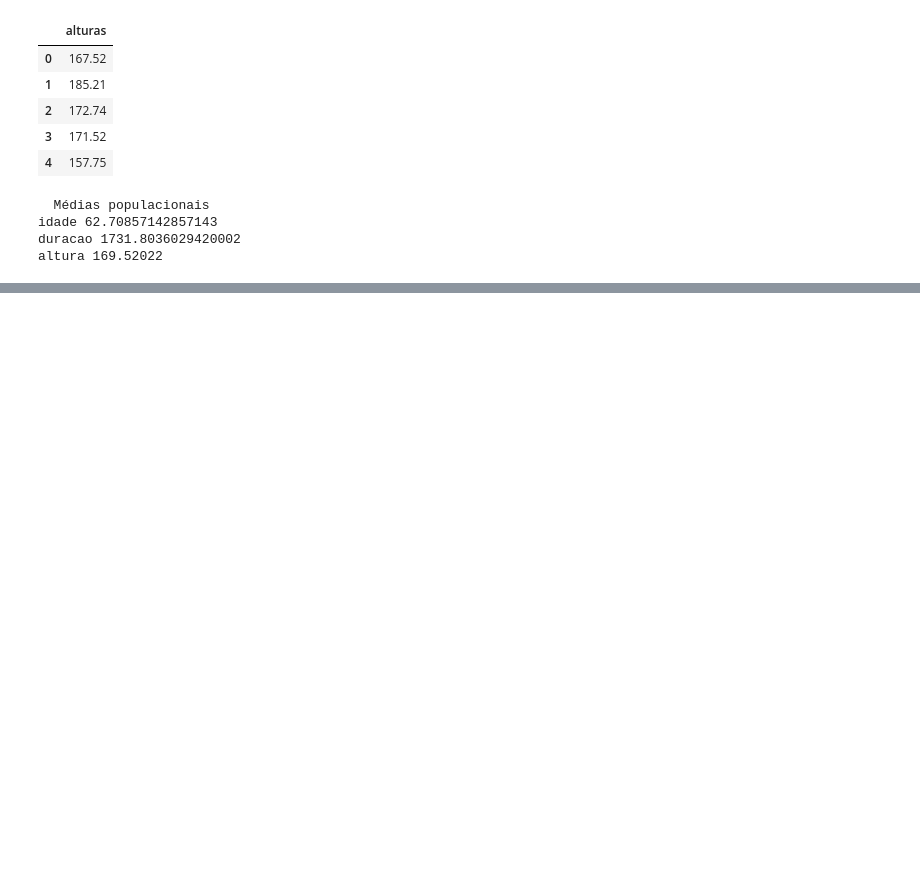
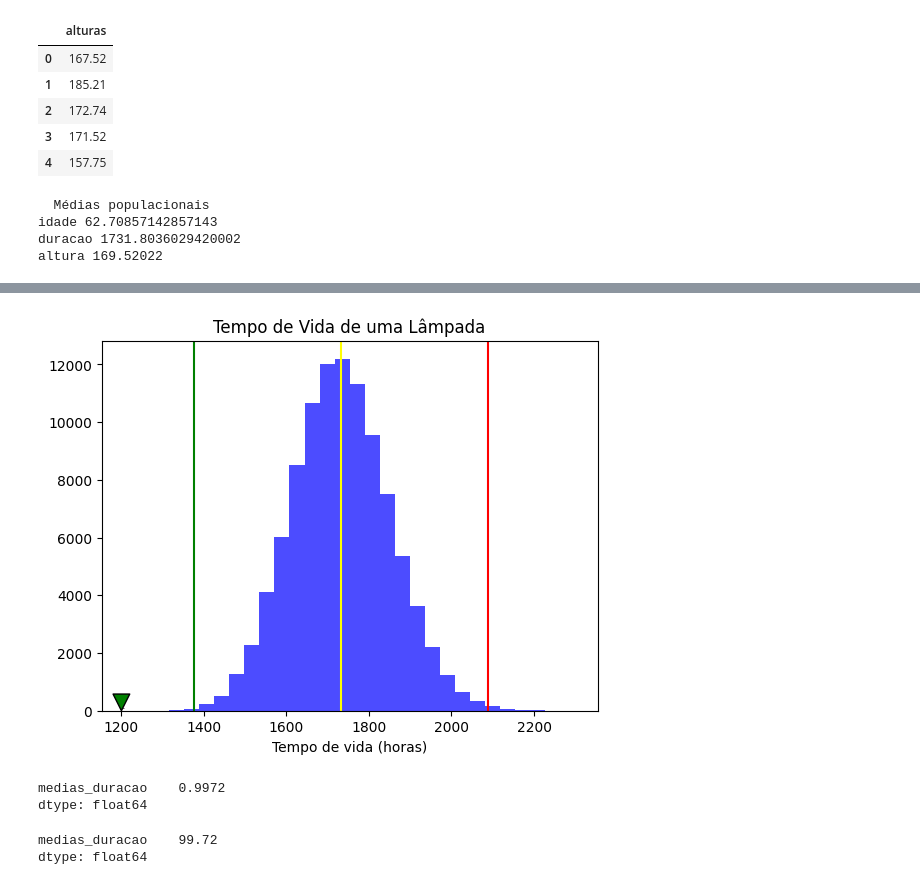
Before and after one commit to GaiasRaphael/Alura, a Jupyter notebook: Ciência de Dados/Data Science/testes_data.ipynb, the cells around one changed output, grey strips where cells are left out. Drawn from its saved outputs; the diff is of its cells as text; code cells hidden in the pictures; blank space fills up the shorter version.

```diff
--- a/Ciência de Dados/Data Science/testes_data.ipynb
+++ b/Ciência de Dados/Data Science/testes_data.ipynb
@@ -131,0 +132,22 @@ erro padrao 118.16050470186916
+# %%
+plt.hist(media_vida_lampada, bins=30, alpha=0.7, color='blue')
+plt.title('Tempo de Vida de uma Lâmpada')
+plt.xlabel ('Tempo de vida (horas)')
+plt.axvline (media_das_medias, color='Yellow')
+plt.axvline (media_das_medias + 3*ep, color='Red')
+plt.axvline (media_das_medias - 3*ep, color='Green')
+plt.annotate('.', xy=(media_nova_amostra, 0), xytext=(media_nova_amostra, 100), fontsize=8,
+            arrowprops=dict(facecolor='green'))
+plt.show()
+# %% [output]
+[figure, added]
+# %%
+qnt_obs = duracao_amostra[(duracao_amostra > media_das_medias - 3*ep) & (duracao_amostra < media_das_medias + 3*ep)]
+# %% [output]
+medias_duracao    0.9972
+dtype: float64
+# %%
+qnt_obs.count()/duracao_amostra.count()*100
+# %% [output]
+medias_duracao    99.72
+dtype: float64
```
Also changed, not shown: parts of 4 cells of this notebook.
